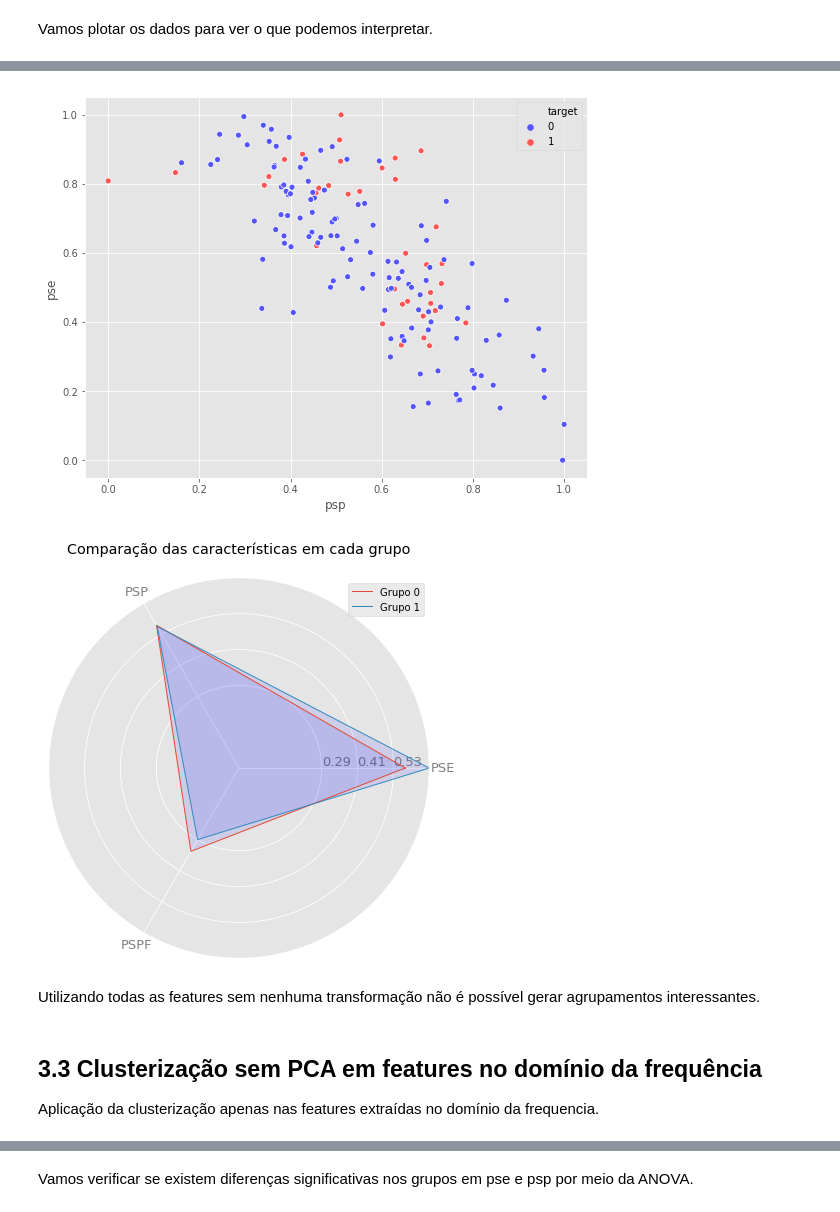
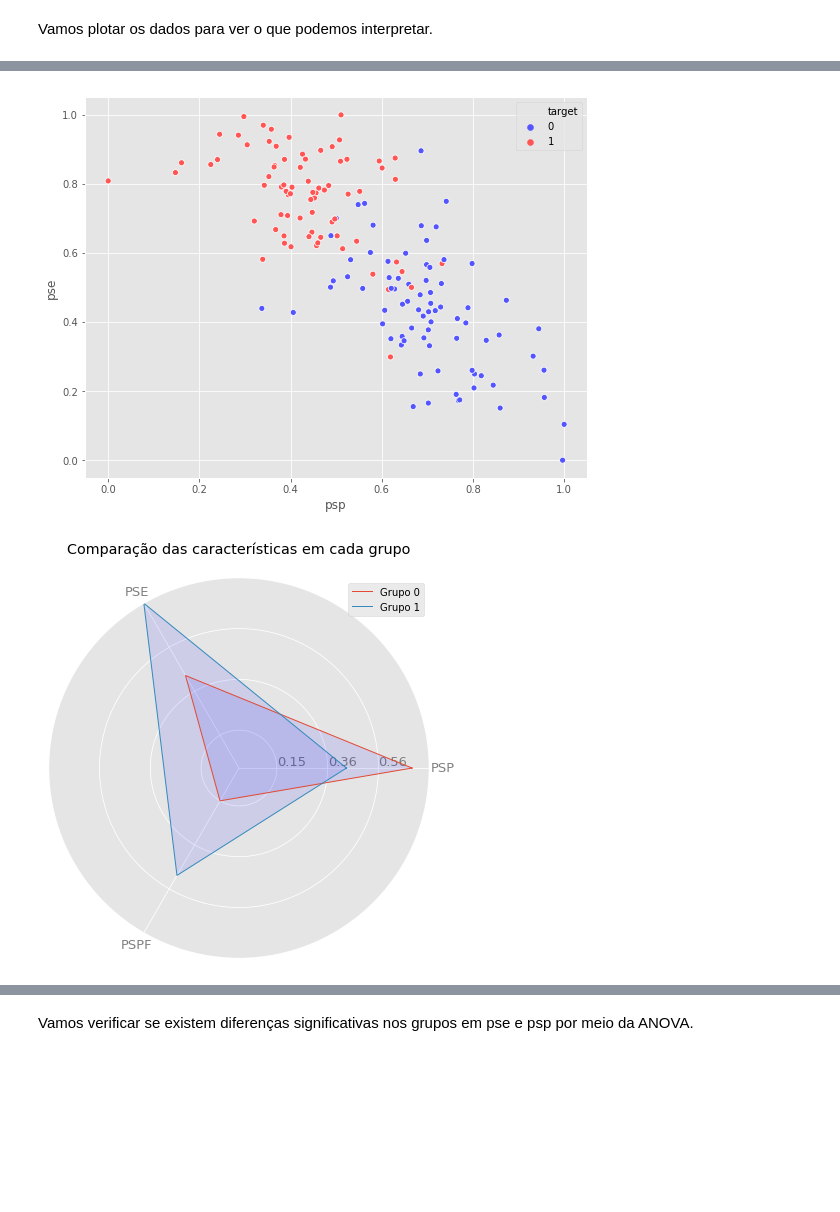
Before and after one commit to LucasSugi/data-science, a Jupyter notebook: AccelerometerAnalysisParkinsonsCannabidiol/Scripts/5-Clustering.ipynb, the cells around one changed output, grey strips where cells are left out. Drawn from its saved outputs; the diff is of its cells as text; code cells hidden in the pictures; blank space fills up the shorter version.

Commit message:
Developed some statistics in clustering

```diff
--- a/AccelerometerAnalysisParkinsonsCannabidiol/Scripts/5-Clustering.ipynb
+++ b/AccelerometerAnalysisParkinsonsCannabidiol/Scripts/5-Clustering.ipynb
@@ -240,13 +240,10 @@ df_pca,df_loading = pca_transform(pca,df_parkinson,5)
 Vamos aplicar a clusterização nos dados após o PCA.
 # %%
 #Criando KMeans
-kmeans = KMeans(n_clusters=4).fit(df_pca.iloc[:,:-1])
+kmeans = KMeans(n_clusters=4,random_state=0).fit(df_pca.select_dtypes('float'))
 
 #Predizendo classes
-df_pca['target'] = kmeans.predict(df_pca.iloc[:,:-1])
-
-#Setando a mesma classe para os dados originais
-df_parkinson['target'] = df_pca['target'].values
+df_pca['target'] = kmeans.predict(df_pca.select_dtypes('float'))
 # %% [markdown]
 Vamos plotar os dados para ver o que podemos interpretar.
 # %%
@@ -270,26 +271,20 @@ Aplicação da clusterização sem o PCA.
 # %%
 #Copiando dados
-df_plot = df_parkinson.iloc[:,:-1]
+df_plot = df_parkinson[['psp','pse','pspf']].copy()
 
-#Ciando KMeans
-kmeans = KMeans(n_clusters=2).fit(df_plot)
+#Criando KMeans
+kmeans = KMeans(n_clusters=2,random_state=0).fit(df_plot)
 
 #Predizendo as classes
 df_plot['target'] = kmeans.predict(df_plot)
 
 #Scatterplot
 fig,ax = plt.subplots(figsize=(9,7))
 sns.scatterplot(x='psp',y='pse',data=df_plot,palette='seismic',hue='target',ax=ax)
 plt.show()
 
 #Radar plot
-radar_plot(df_plot[['pse','psp','pspf','target']].groupby('target').mean())
+radar_plot(df_plot.groupby('target').mean())
 # %% [output]
-[figure, old version]
+[figure, new version]
-[figure, old version]
+[figure, new version]
-# %% [markdown]
-Utilizando todas as features sem nenhuma transformação não é possível gerar agrupamentos interessantes.
-# %% [markdown]
-## 3.3 Clusterização sem PCA em features no domínio da frequência
-
-Aplicação da clusterização apenas nas features extraídas no domínio da frequencia.
```
Also changed, not shown: parts of 16 cells of this notebook, 1 other file.
